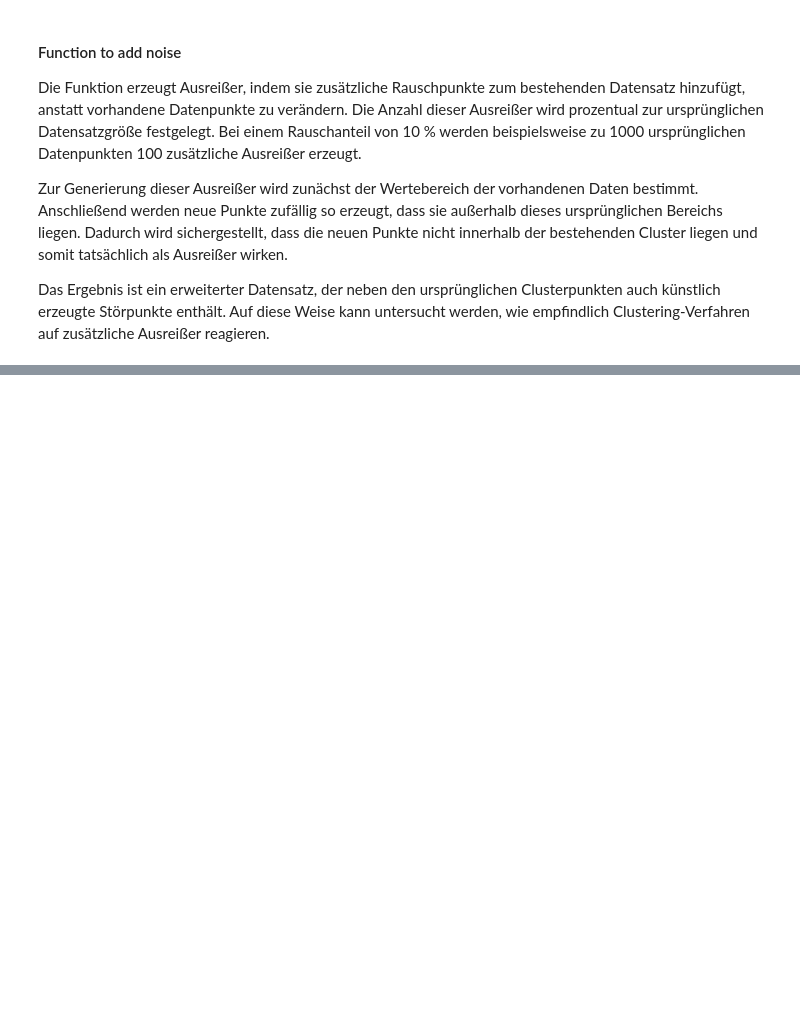
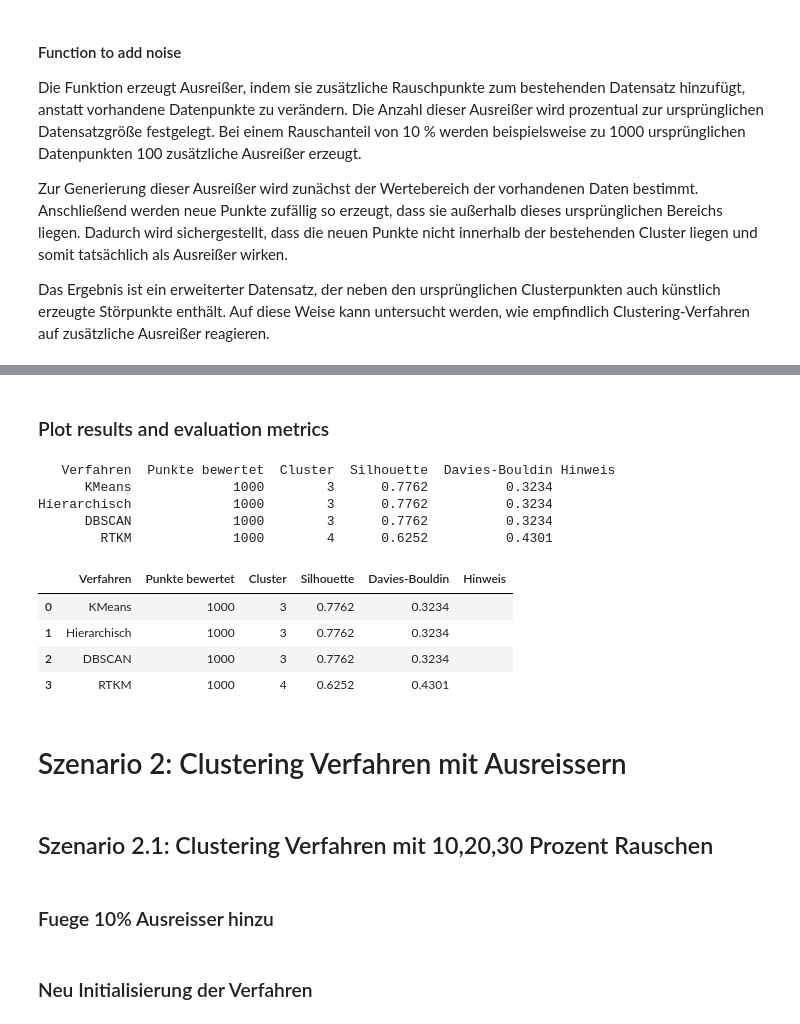
Before and after one commit to niMtAndoX/clust-methods-noise-eval, a Jupyter notebook: notebook/eval-clust-methods.ipynb, the cells around one changed output, grey strips where cells are left out. Saved outputs shown, nothing was run; the diff lists cells and outputs as text; code cells hidden in the pictures; blank space fills up the shorter version.

Commit message:
feat: notebook with outliers tested

```diff
--- a/notebook/eval-clust-methods.ipynb
+++ b/notebook/eval-clust-methods.ipynb
@@ -66,0 +465,41 @@ def add_outliers(X, y=None, noise_percent=10, min_distance_factor=2.5, random_st
+# %%
+from sklearn.cluster import KMeans
+from sklearn.cluster import AgglomerativeClustering
+from sklearn.cluster import DBSCAN
+from libs.RTKM import RTKM
+
+kmeans = KMeans(n_clusters=3, random_state=43, n_init=20, init="k-means++").fit_predict(X)
+hcagg = AgglomerativeClustering(n_clusters=3, linkage="ward").fit_predict(X)
+dbscan = DBSCAN(eps=4.6,min_samples=20).fit_predict(X)
+rtkm = RTKM(X.T)
+rtkm.perform_clustering(k=3,num_members=1, percent_outliers=0.0)
+labels, outliers = rtkm.return_clusters()
+# %% [markdown]
+### Plot results and evaluation metrics
+# %%
+label_sets = [
+    ("KMeans", kmeans),
+    ("Hierarchisch", hcagg),
+    ("DBSCAN", dbscan),
+    ("RTKM", labels),
+]
+
+plot_clustering_comparison(X,label_sets)
+clustering_metrics_table(X, label_sets)
+# %% [output]
+   Verfahren  Punkte bewertet  Cluster  Silhouette  Davies-Bouldin Hinweis
+      KMeans             1000        3      0.7762          0.3234
+Hierarchisch             1000        3      0.7762          0.3234
+      DBSCAN             1000        3      0.7762          0.3234
+        RTKM             1000        4      0.6252          0.4301
+|  | Verfahren | Punkte bewertet | Cluster | Silhouette | Davies-Bouldin | Hinweis |
+| 0 | KMeans | 1000 | 3 | 0.7762 | 0.3234 |  |
+| 1 | Hierarchisch | 1000 | 3 | 0.7762 | 0.3234 |  |
+| 2 | DBSCAN | 1000 | 3 | 0.7762 | 0.3234 |  |
+| 3 | RTKM | 1000 | 4 | 0.6252 | 0.4301 |  |
+# %% [markdown]
+# Szenario 2: Clustering Verfahren mit Ausreissern
+# %% [markdown]
+## Szenario 2.1: Clustering Verfahren mit 10,20,30 Prozent Rauschen
+# %% [markdown]
+### Fuege 10% Ausreisser hinzu
@@ -66,0 +530,2 @@ def add_outliers(X, y=None, noise_percent=10, min_distance_factor=2.5, random_st
+# %% [markdown]
+### Neu Initialisierung der Verfahren
```
Also changed, not shown: parts of 18 cells of this notebook, 3 other files.
